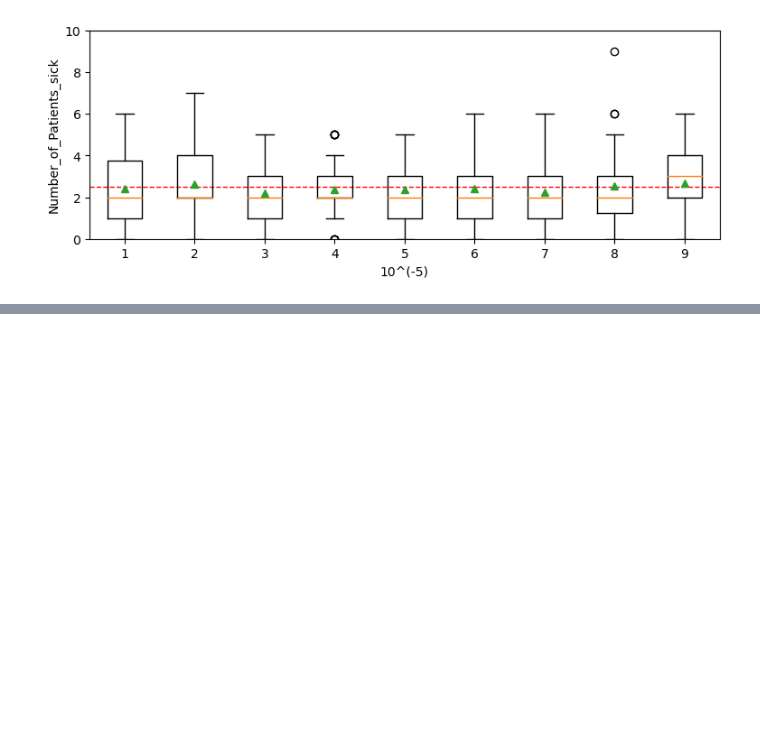
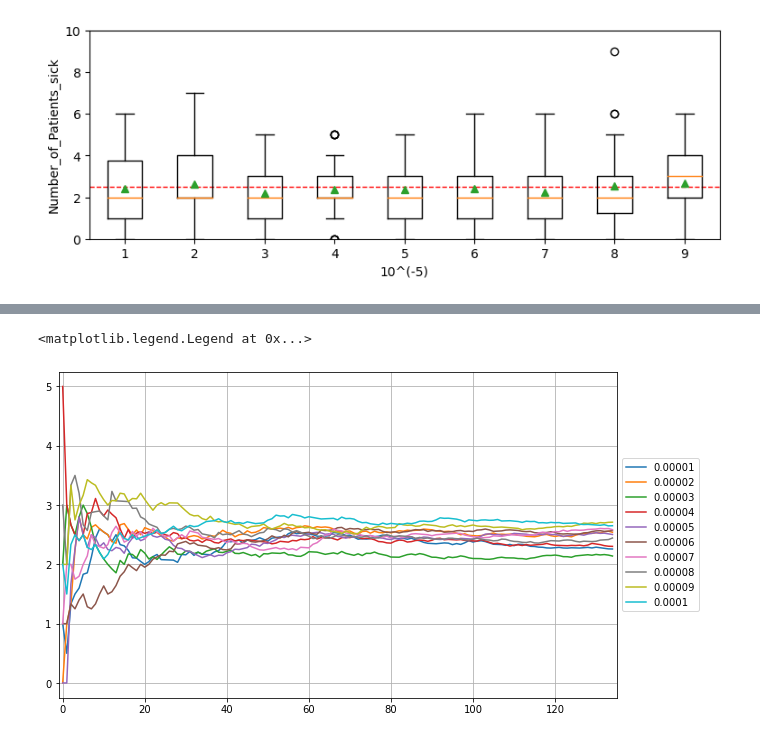
Before and after one commit to kimsol729/abm_cpe_model, a Jupyter notebook: src/Visualize_data_plot.ipynb, the cells around one changed output, grey strips where cells are left out. Cells and saved outputs as stored; diff of their text form; code cells hidden in the pictures; blank space fills up the shorter version.

Commit message:
refinement그림 업데이트

```diff
--- a/src/Visualize_data_plot.ipynb
+++ b/src/Visualize_data_plot.ipynb
@@ -107,3 +107,6 @@ ax.set_ylabel('Number_of_Patients_sick')
 plt.show()
 # %% [output]
 [figure]
+# %%
+refine_data = pd.read_csv('refinement.csv')
+refine_data.head()
@@ -109,0 +120,7 @@ plt.show()
+# %%
+c1 = refine_data.expanding().mean()
+fig = c1.plot(figsize = (10,6),grid = True,xlim= (-1,135))
+fig.legend(loc='center left', bbox_to_anchor=(1, 0.5))
+# %% [output]
+<matplotlib.legend.Legend at 0x...>
+[figure, added]
```
Also changed, not shown: parts of 2 cells of this notebook, 2 other files.
